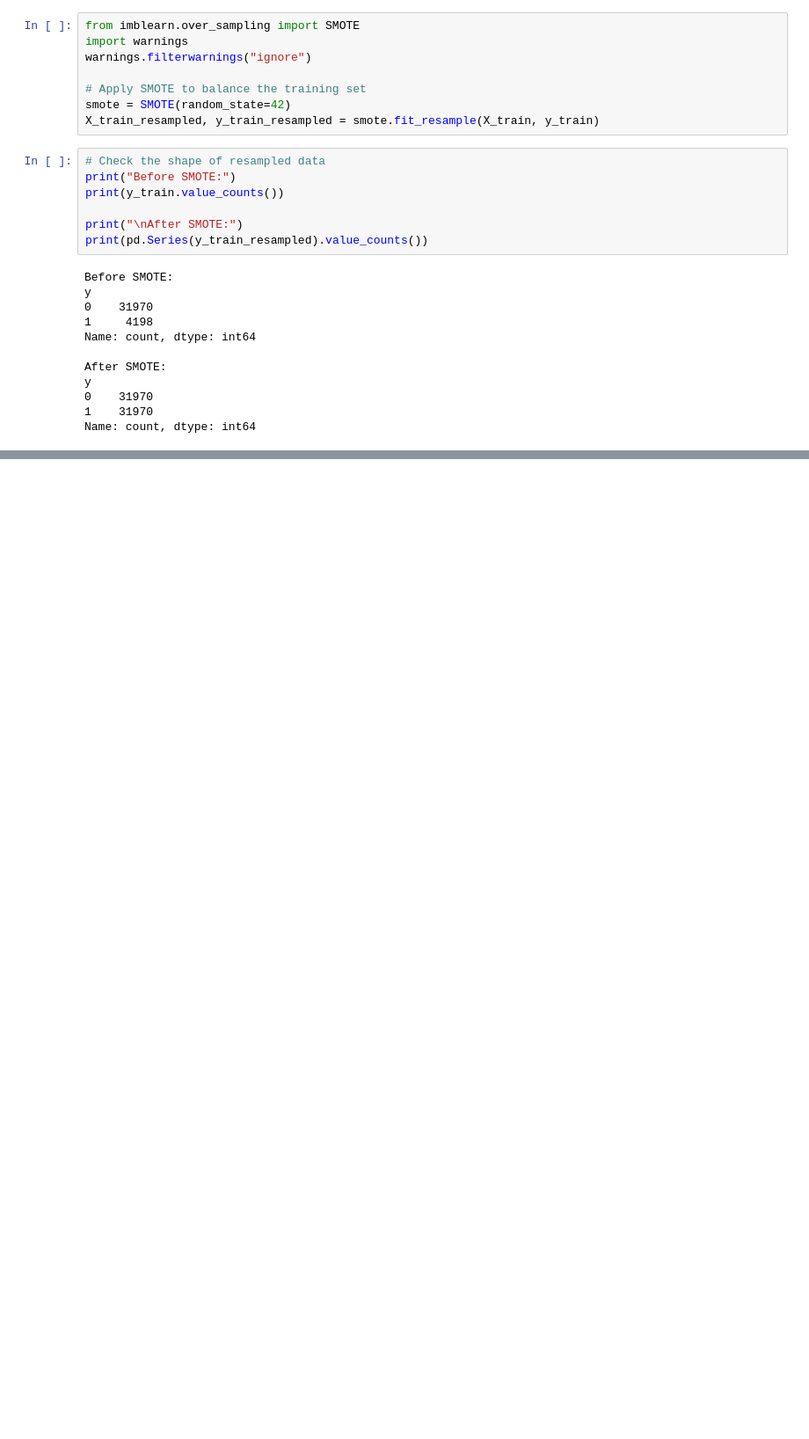
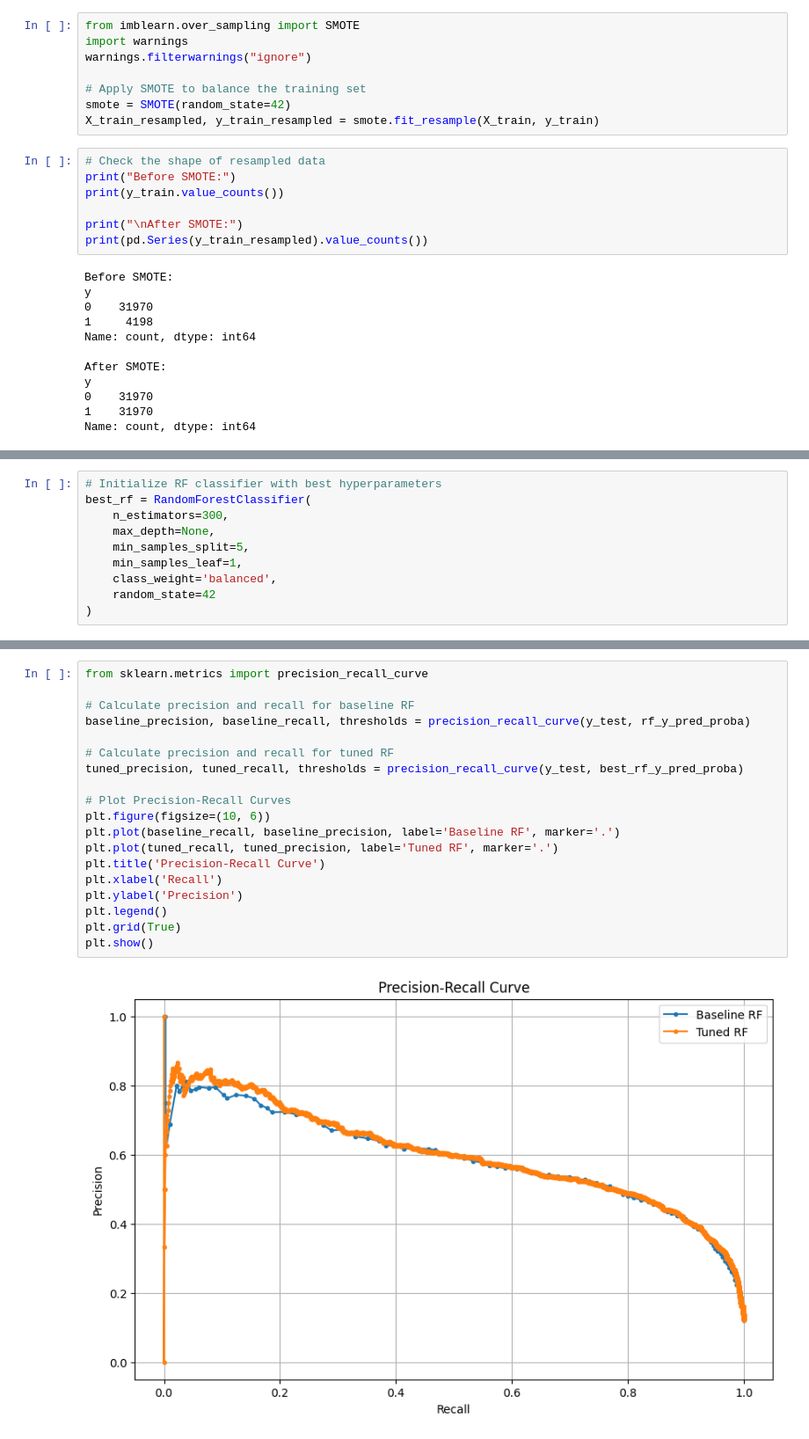
Before and after one commit to RanudeeFernando/CM2604_ML_CW, a Jupyter notebook: notebooks/ml_project.ipynb, the cells around one changed output, grey strips where cells are left out. Shown at 88% size. Cells and saved outputs as stored; diff of their text form; blank space fills up the shorter version.

```diff
--- a/notebooks/ml_project.ipynb
+++ b/notebooks/ml_project.ipynb
@@ -487,0 +603,10 @@ Name: count, dtype: int64
+# %%
+# Initialize RF classifier with best hyperparameters
+best_rf = RandomForestClassifier(
+    n_estimators=300,
+    max_depth=None,
+    min_samples_split=5,
+    min_samples_leaf=1,
+    class_weight='balanced',
+    random_state=42
+)
@@ -487,0 +675,21 @@ Name: count, dtype: int64
+# %%
+from sklearn.metrics import precision_recall_curve
+
+# Calculate precision and recall for baseline RF
+baseline_precision, baseline_recall, thresholds = precision_recall_curve(y_test, rf_y_pred_proba)
+
+# Calculate precision and recall for tuned RF
+tuned_precision, tuned_recall, thresholds = precision_recall_curve(y_test, best_rf_y_pred_proba)
+
+# Plot Precision-Recall Curves
+plt.figure(figsize=(10, 6))
+plt.plot(baseline_recall, baseline_precision, label='Baseline RF', marker='.')
+plt.plot(tuned_recall, tuned_precision, label='Tuned RF', marker='.')
+plt.title('Precision-Recall Curve')
+plt.xlabel('Recall')
+plt.ylabel('Precision')
+plt.legend()
+plt.grid(True)
+plt.show()
+# %% [output]
+[figure, added]
```
Also changed, not shown: parts of 27 cells of this notebook.
